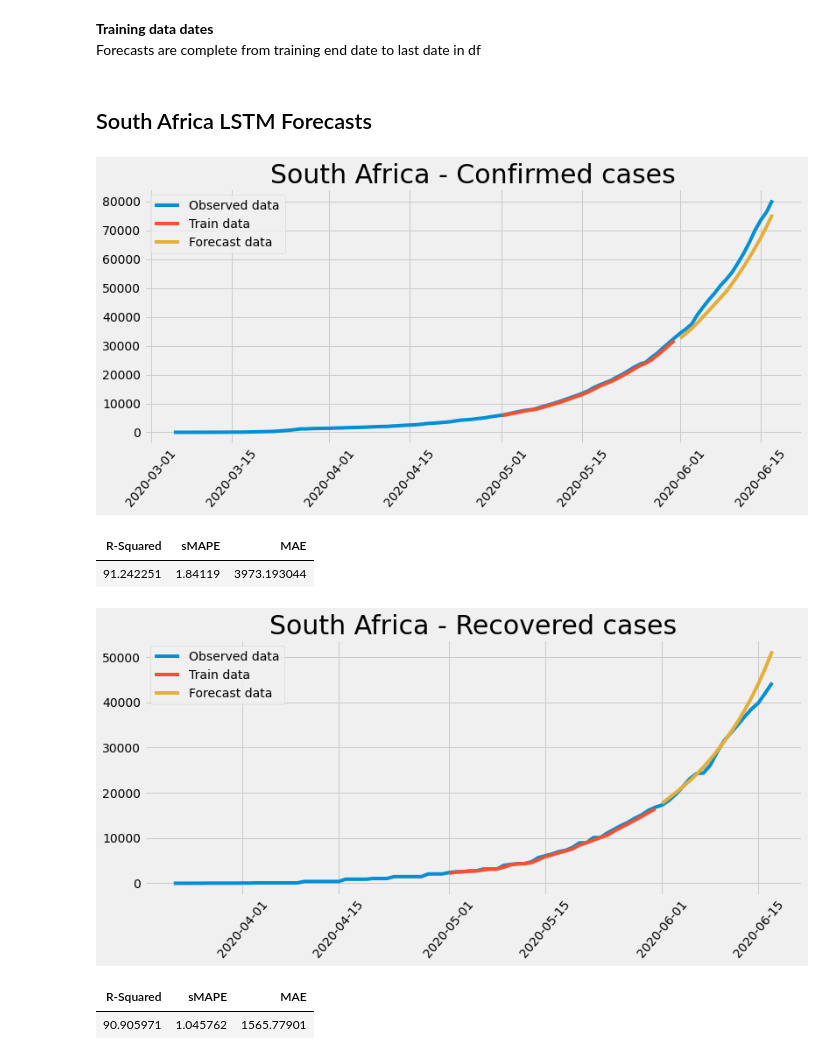
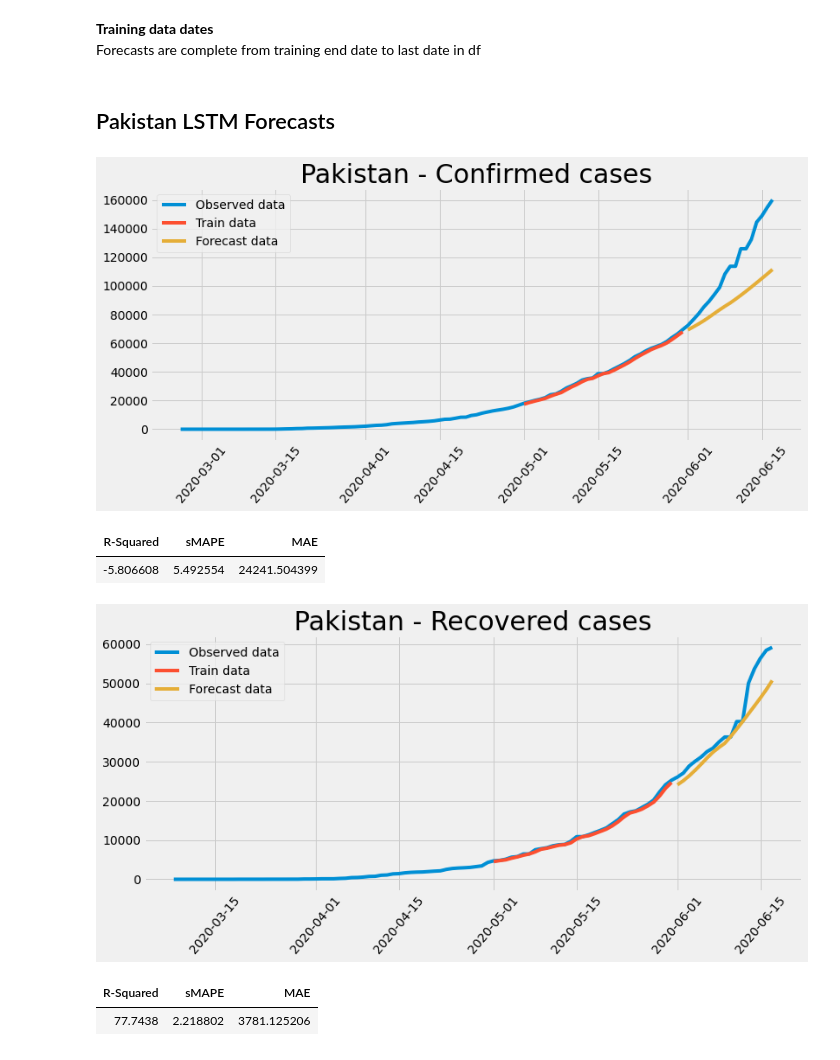
Before and after one commit to mirfan899/covid19, a Jupyter notebook: lstm.ipynb, the cells around one changed output. Saved outputs shown, nothing was run; the diff lists cells and outputs as text; code cells hidden in the pictures.

```diff
--- a/lstm.ipynb
+++ b/lstm.ipynb
@@ -195,17 +195,17 @@ def lstm(df, feature, country, train_start, train_end, plot = True, future_count
 train_start_date = "2020-05-01"
 train_end_date = "2020-06-01"
 # %% [markdown]
-## South Africa LSTM Forecasts
+## Pakistan LSTM Forecasts
 # %%
-lstm(df, "Confirmed", "South Africa", train_start_date, train_end_date)
+lstm(df, "Confirmed", "Pakistan", train_start_date, train_end_date)
 # %% [output]
-[figure, old version]
+[figure, new version]
 | R-Squared | sMAPE | MAE |
-| 91.242251 | 1.84119 | 3973.193044 |
+| -5.806608 | 5.492554 | 24241.504399 |
 # %%
-lstm(df, "Recovered", "South Africa", train_start_date, train_end_date)
+lstm(df, "Recovered", "Pakistan", train_start_date, train_end_date)
 # %% [output]
-[figure, old version]
+[figure, new version]
 | R-Squared | sMAPE | MAE |
-| 90.905971 | 1.045762 | 1565.77901 |
+| 77.7438 | 2.218802 | 3781.125206 |
 # %%
```
Also changed, not shown: parts of 10 cells of this notebook, 1 other file.
